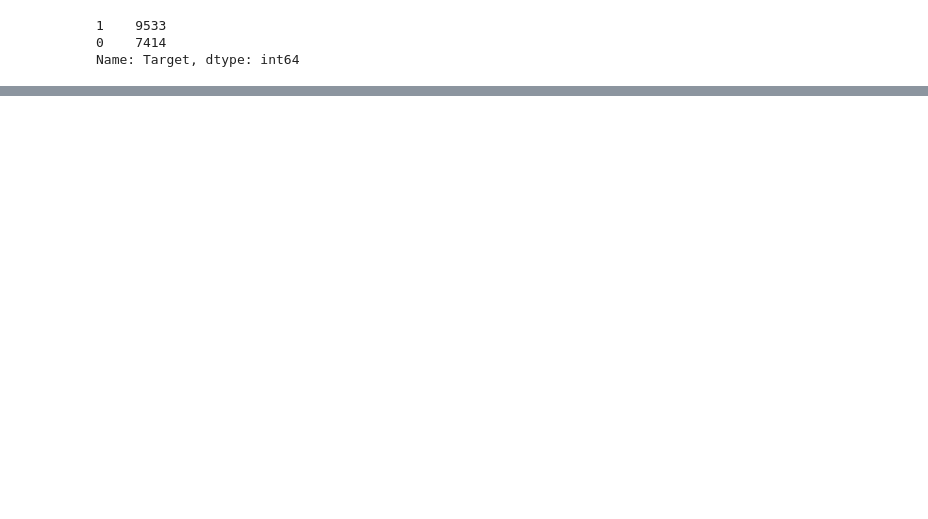
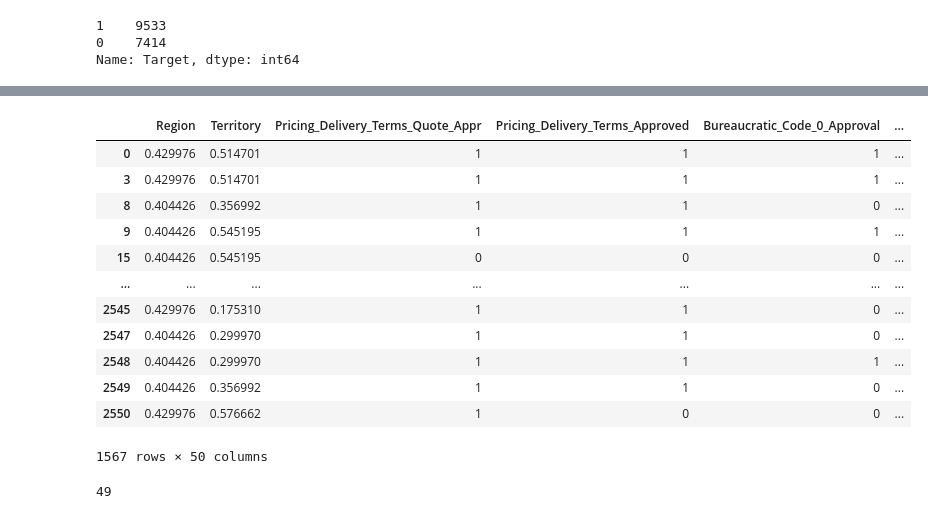
Before and after one commit to AgustinHejeij/tp2-datos, a Jupyter notebook: LightGBM.ipynb, the cells around one changed output, grey strips where cells are left out. Cells and saved outputs as stored; diff of their text form; code cells hidden in the pictures; blank space fills up the shorter version.

```diff
--- a/LightGBM.ipynb
+++ b/LightGBM.ipynb
@@ -64,10 +169,13 @@ train.replace([np.inf, -np.inf], np.nan, inplace=True)
 # %%
-def expanding_mean(df):
-    for col in df.columns.values.tolist():
-        if df[col].dtype == 'object':
-            cumsum = df.groupby(col)['Target'].cumsum() - df['Target']
-            cumcnt = df.groupby(col).cumcount()
-            df[col] = cumsum/cumcnt
-            df[col].fillna(0.0, inplace=True)
+def expanding_mean_train(df):
+    new = df.copy()
+    for col in new.columns.values.tolist():
+        if new[col].dtype == 'object':
+            cumsum = new.groupby(col)['Target'].cumsum() - new['Target']
+            cumcnt = new.groupby(col).cumcount()
+            new[col+'_mean_target'] = cumsum/cumcnt
+            new[col+'_mean_target'].fillna(0.0, inplace=True)
         else:
-            df[col].fillna(0.0, inplace=True)
+            new[col].fillna(0.0, inplace=True)
+            #new[col+'_mean_target'] = new[col]
+    return new
@@ -77,2 +182,2 @@ expanding_mean(test)
 # %%
-train
+train = expanding_mean_train(train_set)
@@ -92,0 +184,11 @@ train
+# %%
+def expanding_mean_test(train, test):
+    new = test.copy()
+    for col in new.columns.values.tolist():
+        if (test[col].dtype != "object"): continue
+        aux = train.copy()
+        x = aux.groupby(col).agg({col+'_mean_target':"mean"}).to_dict()
+        new[col] = new[col].map(x[col+'_mean_target'])
+    return new.fillna(0.0)
+# %%
+test = expanding_mean_test(train, test_set)
@@ -93 +198,17 @@ train
+# %%
+test
+# %% [output]
+|  | Region | Territory | Pricing_Delivery_Terms_Quote_Appr | Pricing_Delivery_Terms_Approved | Bureaucratic_Code_0_Approval | ... |
+| 0 | 0.429976 | 0.514701 | 1 | 1 | 1 | ... |
+| 3 | 0.429976 | 0.514701 | 1 | 1 | 1 | ... |
+| 8 | 0.404426 | 0.356992 | 1 | 1 | 0 | ... |
+| 9 | 0.404426 | 0.545195 | 1 | 1 | 1 | ... |
+| 15 | 0.404426 | 0.545195 | 0 | 0 | 0 | ... |
+| ... | ... | ... | ... | ... | ... | ... |
+| 2545 | 0.429976 | 0.175310 | 1 | 1 | 0 | ... |
+| 2547 | 0.404426 | 0.299970 | 1 | 1 | 0 | ... |
+| 2548 | 0.404426 | 0.299970 | 1 | 1 | 1 | ... |
+| 2549 | 0.404426 | 0.356992 | 1 | 1 | 0 | ... |
+| 2550 | 0.429976 | 0.576662 | 1 | 0 | 0 | ... |
+1567 rows × 50 columns
 # %%
@@ -98 +219,5 @@ X_test = test.drop(columns=['Target', 'Sales_Contract_No'])
 y_test = test['Target']
+# %%
+X_train.columns.size
+# %% [output]
+49
```
Also changed, not shown: parts of 20 cells of this notebook, 2 other files.
